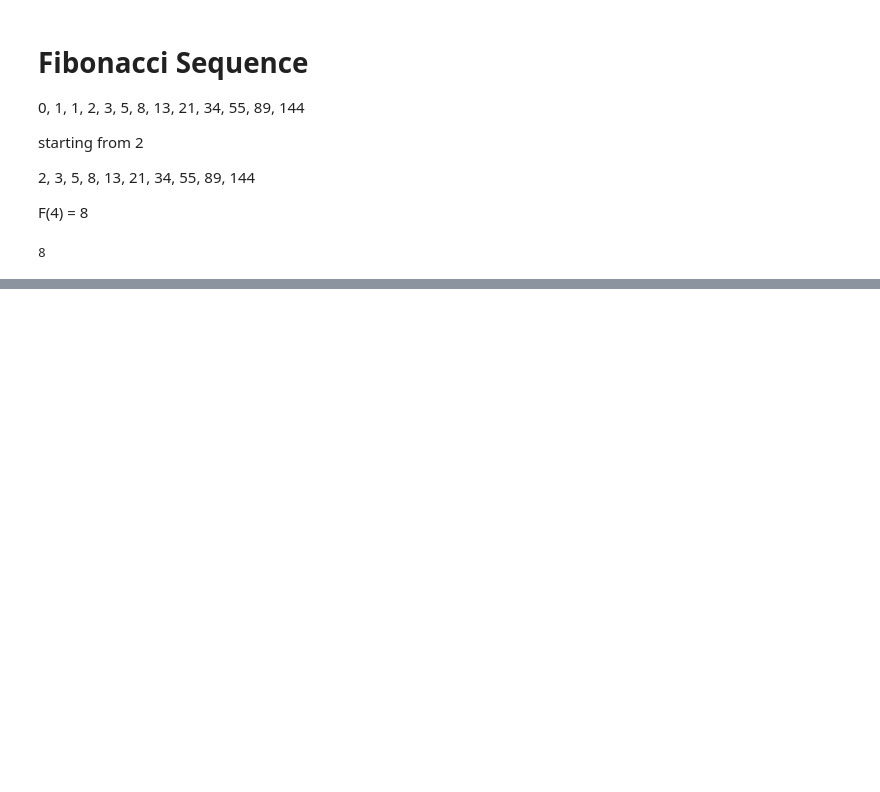
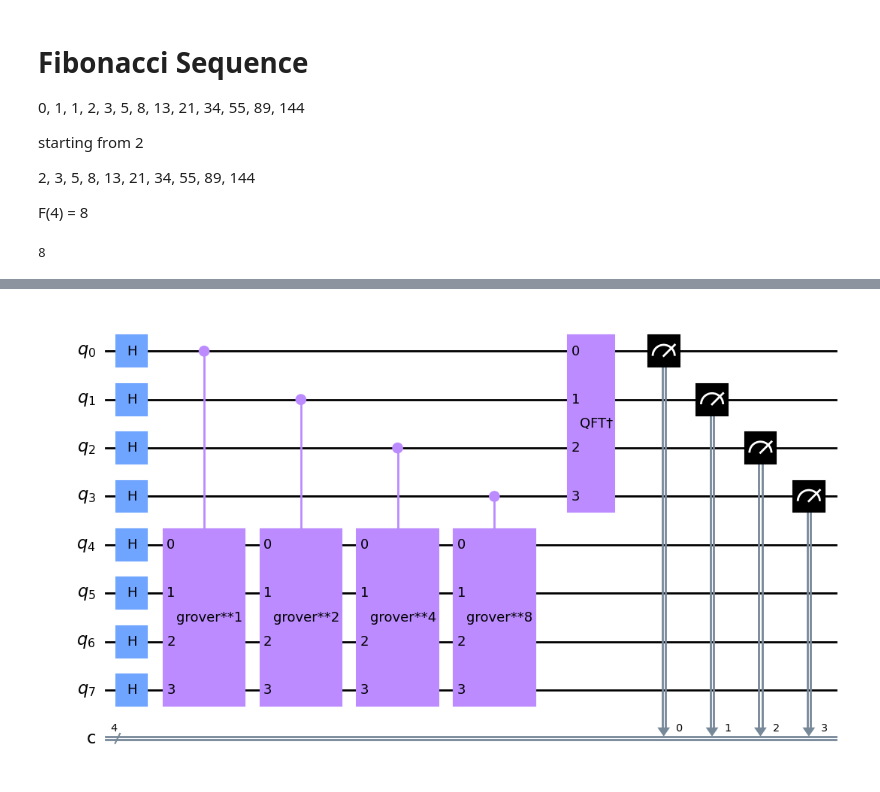
Before and after one commit to Dpbm/scientific-research-1-quantum-oracles, a Jupyter notebook: code/fibonnaci.ipynb, the cells around one changed output, grey strips where cells are left out. Saved outputs shown, nothing was run; the diff lists cells and outputs as text; code cells hidden in the pictures; blank space fills up the shorter version.

```diff
--- a/code/fibonnaci.ipynb
+++ b/code/fibonnaci.ipynb
@@ -108,0 +175,27 @@ plt.show()
+# %%
+def create_grover_operator(n_iterations, oracle):
+    grover = GroverOperator(oracle, name="grover").repeat(n_iterations).to_gate().control()
+    return grover
+# %%
+def create_qft_dagger(n):
+    return QFT(n, inverse=True).to_gate(label="QFT†")
+# %%
+def create_quantum_couting_algorithm(n, oracle):
+    total_qubits = n*2
+
+    qc = QuantumCircuit(total_qubits, n)
+    qc.h(range(total_qubits))
+    iterations = 1
+    for qubit in range(n):
+        qc.append(create_grover_operator(iterations, oracle), [qubit] + list(range(n, total_qubits)))
+        iterations *= 2
+
+    qc.append(create_qft_dagger(n), list(range(n)))
+    qc.measure(range(n), range(n))
+
+    return qc
+# %%
+qc = create_quantum_couting_algorithm(n, oracle)
+qc.draw('mpl', filename=get_image_path("quantum_counting.png"))
+# %% [output]
+[figure, added]
```
Also changed, not shown: parts of 15 cells of this notebook, 8 other files.
